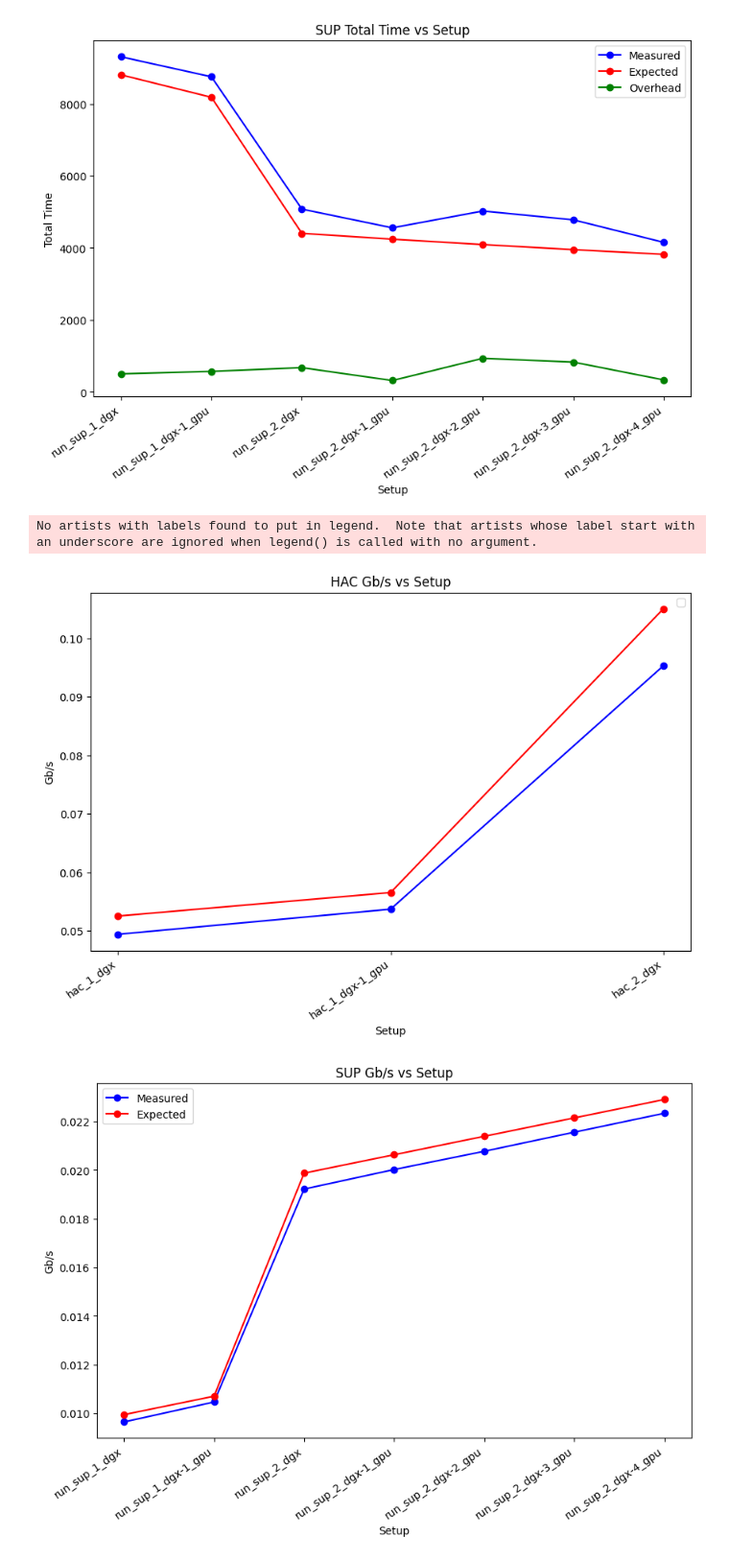
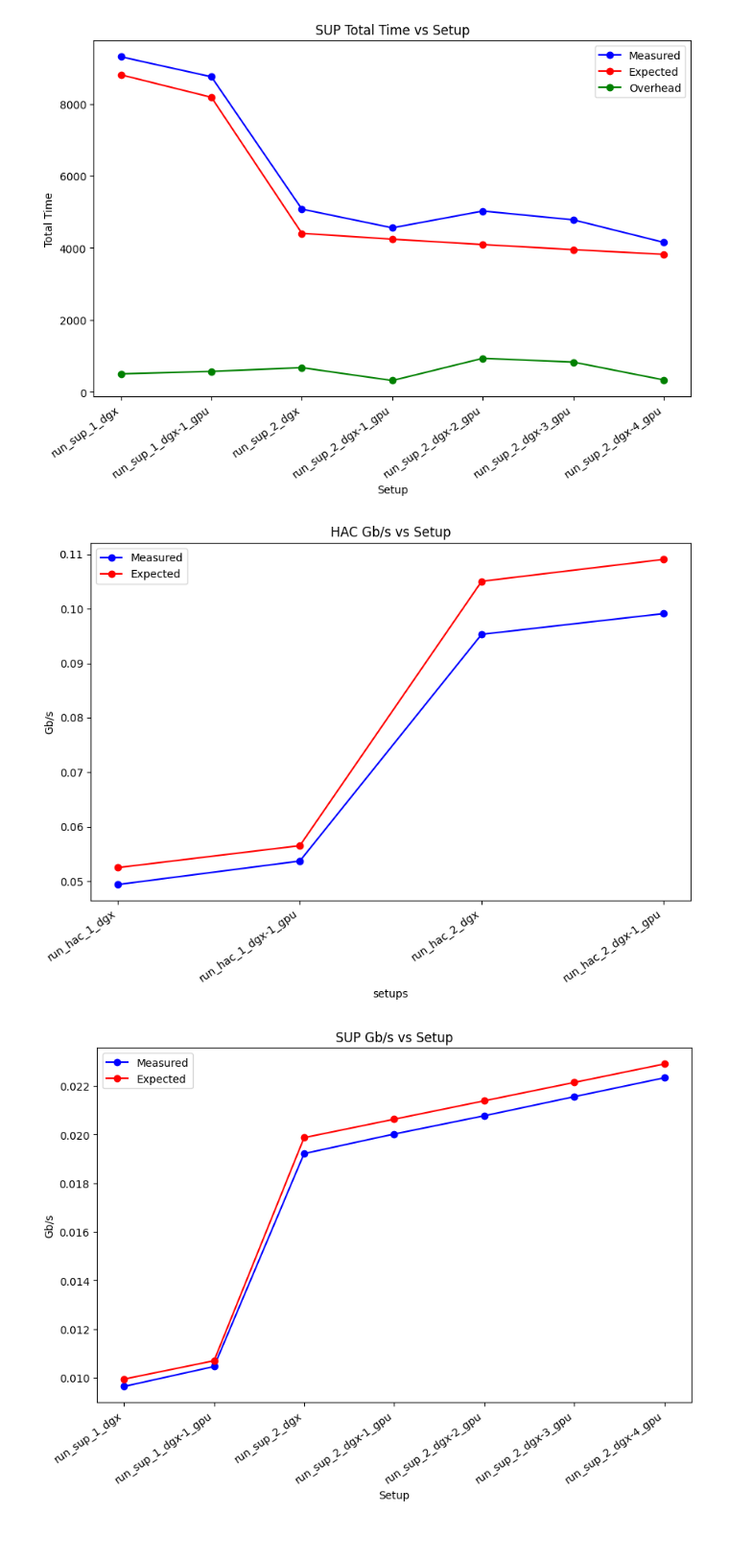
Before and after one commit to RodTol/Cluster_Basecalling_Manager, a Jupyter notebook: BC_benchmarks_logs/BC_plots.ipynb, the cells around one changed output. Shown at 96% size. Saved outputs shown, nothing was run; the diff lists cells and outputs as text; code cells hidden in the pictures; blank space fills up the shorter version.

```diff
--- a/BC_benchmarks_logs/BC_plots.ipynb
+++ b/BC_benchmarks_logs/BC_plots.ipynb
@@ -17,7 +17,12 @@ V100x2_speed_sup = 2*V100_speed_sup
 
 hac_setup_expected_speed = [A100x8_speed_hac,
                         A100x8_speed_hac+V100x2_speed_hac,
-                        A100x8_speed_hac*2]
+                        A100x8_speed_hac*2,
+                        2*A100x8_speed_hac+1*V100x2_speed_hac,
+                        #2*A100x8_speed_hac+2*V100x2_speed_hac,
+                        #2*A100x8_speed_hac+3*V100x2_speed_hac,
+                        #2*A100x8_speed_hac+4*V100x2_speed_hac
+                           ]
 
 hac_setup_expected_speed_Gb = [speed/(10*1000*1000*1000) for speed in hac_setup_expected_speed]
 
@@ -46,7 +51,7 @@ print()
 print('HAC Expected time')
 print(hac_setup_expected_time)
 print()
-df_runs = pd.read_csv('runs_hac.csv')
+df_runs_hac = pd.read_csv('runs_hac.csv')
 print(df_runs)
 print("------------------------------")
 print('SUP Expected speed')
@@ -212,23 +243,22 @@ plt.show()
 [figure]
 # %%
 plt.figure(figsize=(10, 6))
-plt.plot(df_runs['Setup'], df_runs['Gb/s-sum'], marker='o', color='blue')
-plt.xlabel('Setup')
+plt.plot(df_runs_hac['setups'], df_runs['Gb/s-sum'], marker='o', color='blue', label='Measured')
+plt.xlabel('setups')
 plt.ylabel('Gb/s')
 plt.title('HAC Gb/s vs Setup')
 
 # Plotting dashed lines to x-axis
 #for i, row in df_runs.iterrows():
     #plt.vlines(row['Setup'], 0, hac_setup_expected_speed[i], linestyles='dashed', colors='gray')
 
-plt.plot(df_runs['Setup'],hac_setup_expected_speed_Gb, marker = 'o', color='red')
+plt.plot(df_runs_hac['setups'],hac_setup_expected_speed_Gb, marker = 'o', color='red', label='Expected')
 plt.xticks(rotation=35, ha='right')
 plt.legend()
 
 plt.show()
 # %% [output]
-No artists with labels found to put in legend.  Note that artists whose label start with an underscore are ignored when legend() is called with no argument.
-[figure, old version]
+[figure, new version]
 # %%
 plt.figure(figsize=(10, 6))
 plt.plot(df_runs_sup['setups'], df_runs_sup['Gb/s-sum'], marker='o', color='blue', label='Measured')
```
Also changed, not shown: parts of 4 cells of this notebook.
